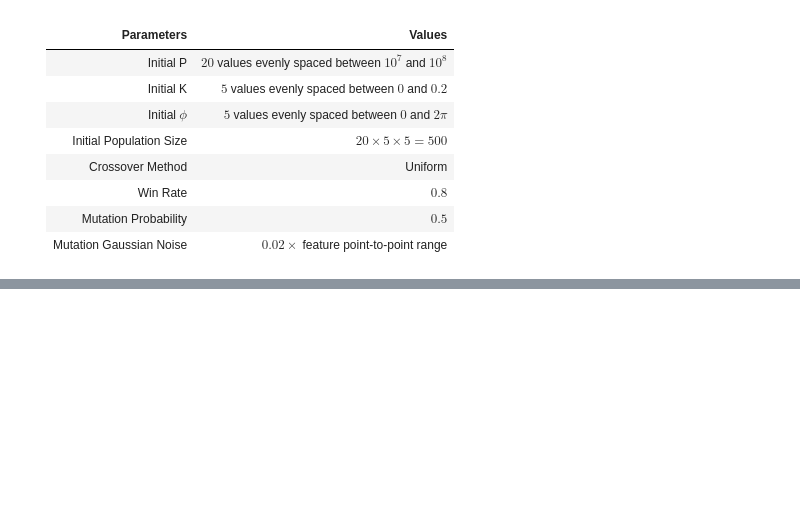
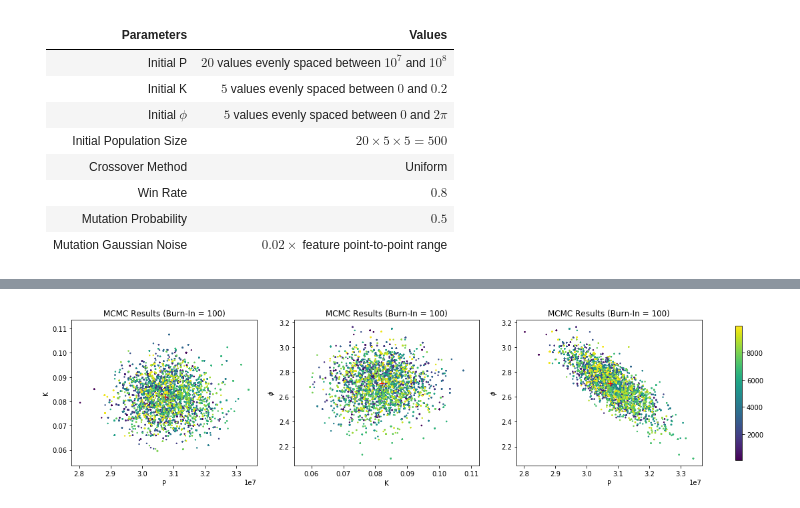
Before and after one commit to BoquanErwinChen/MLDI, a Jupyter notebook: MLDI_Assignment1.ipynb, the cells around one changed output, grey strips where cells are left out. Cells and saved outputs as stored; diff of their text form; code cells hidden in the pictures; blank space fills up the shorter version.

```diff
--- a/MLDI_Assignment1.ipynb
+++ b/MLDI_Assignment1.ipynb
@@ -354,2 +419,38 @@ Wall time: 11.6 s
+# %%
+fig, axes = plt.subplots(1, 3)
+fig.set_figwidth(18)
+
+best_param = param_mcmc.iloc[param_mcmc.fitness.idxmax()]
+burn_in = 100
+
+x = param_mcmc.P.iloc[burn_in:]
+y = param_mcmc.K.iloc[burn_in:]
+s = axes[0].scatter(x, y, c=np.arange(burn_in, param_arr.shape[0]), s=2)
+axes[0].plot(best_param.P, best_param.K, 'r+', ms=8)
+axes[0].set_xlabel('P')
+axes[0].set_ylabel('K')
+axes[0].set_title('MCMC Results (Burn-In = {})'.format(burn_in))
+
+x = param_mcmc.K.iloc[burn_in:]
+y = param_mcmc.phi.iloc[burn_in:]
+s = axes[1].scatter(x, y, c=np.arange(burn_in, param_arr.shape[0]), s=2)
+axes[1].plot(best_param.K, best_param.phi, 'r+', ms=8)
+axes[1].set_xlabel('K')
+axes[1].set_ylabel('$\phi$')
+axes[1].set_title('MCMC Results (Burn-In = {})'.format(burn_in))
+
+x = param_mcmc.P.iloc[burn_in:]
+y = param_mcmc.phi.iloc[burn_in:]
+s = axes[2].scatter(x, y, c=np.arange(burn_in, param_arr.shape[0]), s=2)
+axes[2].plot(best_param.P, best_param.phi, 'r+', ms=8)
+axes[2].set_xlabel('P')
+axes[2].set_ylabel('$\phi$')
+axes[2].set_title('MCMC Results (Burn-In = {})'.format(burn_in))
+
+fig.colorbar(s, ax=axes, fraction=.01)
+
+plt.show()
+# %% [output]
+[figure, added]
 # %%
 fig, axes = plt.subplots(1, 3)
```
Also changed, not shown: parts of 11 cells of this notebook.
